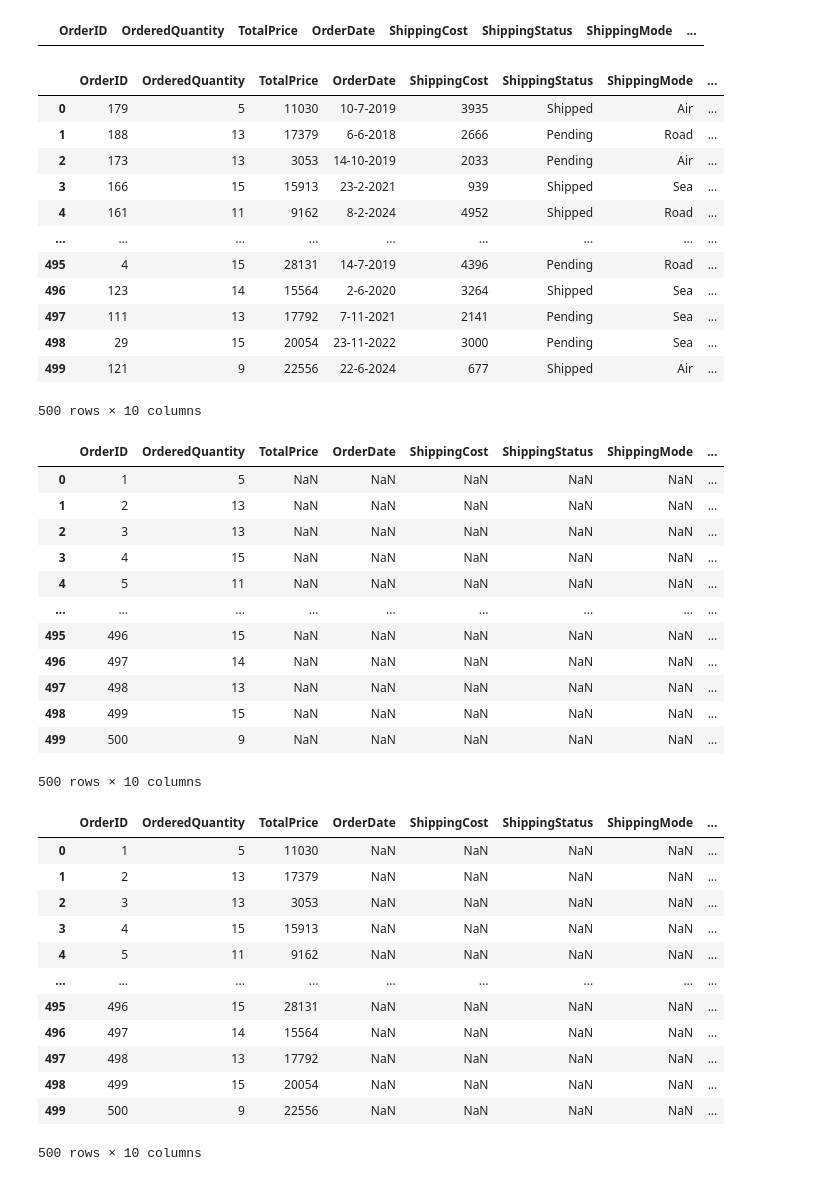
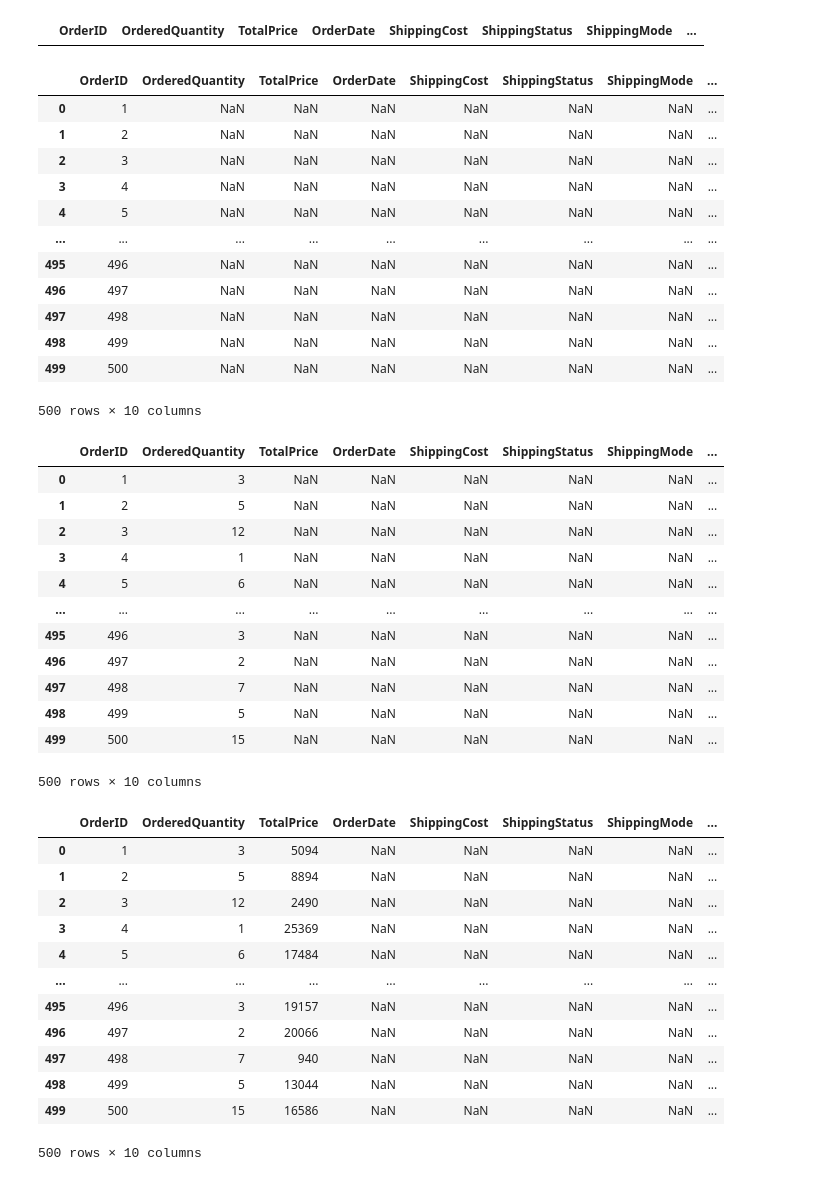
Before and after one commit to hshariq/dwh, a Jupyter notebook: CSO.ipynb, the cells around one changed output. Drawn from its saved outputs; the diff is of its cells as text; code cells hidden in the pictures.

```diff
--- a/CSO.ipynb
+++ b/CSO.ipynb
@@ -31,25 +31,24 @@ df
 # %%
 ids= []
 import random
 for i in range(0,500):
-   a=random.randint(1,200)
-   ids.append(a)
+   ids.append(i+1)
 
 df['OrderID'] = ids
 df
 # %% [output]
 |  | OrderID | OrderedQuantity | TotalPrice | OrderDate | ShippingCost | ShippingStatus | ShippingMode | ... |
-| 0 | 179 | 5 | 11030 | 10-7-2019 | 3935 | Shipped | Air | ... |
-| 1 | 188 | 13 | 17379 | 6-6-2018 | 2666 | Pending | Road | ... |
-| 2 | 173 | 13 | 3053 | 14-10-2019 | 2033 | Pending | Air | ... |
-| 3 | 166 | 15 | 15913 | 23-2-2021 | 939 | Shipped | Sea | ... |
-| 4 | 161 | 11 | 9162 | 8-2-2024 | 4952 | Shipped | Road | ... |
+| 0 | 1 | NaN | NaN | NaN | NaN | NaN | NaN | ... |
+| 1 | 2 | NaN | NaN | NaN | NaN | NaN | NaN | ... |
+| 2 | 3 | NaN | NaN | NaN | NaN | NaN | NaN | ... |
+| 3 | 4 | NaN | NaN | NaN | NaN | NaN | NaN | ... |
+| 4 | 5 | NaN | NaN | NaN | NaN | NaN | NaN | ... |
 | ... | ... | ... | ... | ... | ... | ... | ... | ... |
-| 495 | 4 | 15 | 28131 | 14-7-2019 | 4396 | Pending | Road | ... |
-| 496 | 123 | 14 | 15564 | 2-6-2020 | 3264 | Shipped | Sea | ... |
-| 497 | 111 | 13 | 17792 | 7-11-2021 | 2141 | Pending | Sea | ... |
-| 498 | 29 | 15 | 20054 | 23-11-2022 | 3000 | Pending | Sea | ... |
-| 499 | 121 | 9 | 22556 | 22-6-2024 | 677 | Shipped | Air | ... |
+| 495 | 496 | NaN | NaN | NaN | NaN | NaN | NaN | ... |
+| 496 | 497 | NaN | NaN | NaN | NaN | NaN | NaN | ... |
+| 497 | 498 | NaN | NaN | NaN | NaN | NaN | NaN | ... |
+| 498 | 499 | NaN | NaN | NaN | NaN | NaN | NaN | ... |
+| 499 | 500 | NaN | NaN | NaN | NaN | NaN | NaN | ... |
 500 rows × 10 columns
 # %%
 import random
@@ -62,17 +61,17 @@ df['OrderedQuantity'] = q
 df
 # %% [output]
 |  | OrderID | OrderedQuantity | TotalPrice | OrderDate | ShippingCost | ShippingStatus | ShippingMode | ... |
-| 0 | 1 | 5 | NaN | NaN | NaN | NaN | NaN | ... |
-| 1 | 2 | 13 | NaN | NaN | NaN | NaN | NaN | ... |
-| 2 | 3 | 13 | NaN | NaN | NaN | NaN | NaN | ... |
-| 3 | 4 | 15 | NaN | NaN | NaN | NaN | NaN | ... |
-| 4 | 5 | 11 | NaN | NaN | NaN | NaN | NaN | ... |
+| 0 | 1 | 3 | NaN | NaN | NaN | NaN | NaN | ... |
+| 1 | 2 | 5 | NaN | NaN | NaN | NaN | NaN | ... |
+| 2 | 3 | 12 | NaN | NaN | NaN | NaN | NaN | ... |
+| 3 | 4 | 1 | NaN | NaN | NaN | NaN | NaN | ... |
+| 4 | 5 | 6 | NaN | NaN | NaN | NaN | NaN | ... |
 | ... | ... | ... | ... | ... | ... | ... | ... | ... |
-| 495 | 496 | 15 | NaN | NaN | NaN | NaN | NaN | ... |
-| 496 | 497 | 14 | NaN | NaN | NaN | NaN | NaN | ... |
-| 497 | 498 | 13 | NaN | NaN | NaN | NaN | NaN | ... |
-| 498 | 499 | 15 | NaN | NaN | NaN | NaN | NaN | ... |
-| 499 | 500 | 9 | NaN | NaN | NaN | NaN | NaN | ... |
+| 495 | 496 | 3 | NaN | NaN | NaN | NaN | NaN | ... |
+| 496 | 497 | 2 | NaN | NaN | NaN | NaN | NaN | ... |
+| 497 | 498 | 7 | NaN | NaN | NaN | NaN | NaN | ... |
+| 498 | 499 | 5 | NaN | NaN | NaN | NaN | NaN | ... |
+| 499 | 500 | 15 | NaN | NaN | NaN | NaN | NaN | ... |
 500 rows × 10 columns
 # %%
 p= []
@@ -84,17 +83,17 @@ df['TotalPrice'] = p
 df
 # %% [output]
 |  | OrderID | OrderedQuantity | TotalPrice | OrderDate | ShippingCost | ShippingStatus | ShippingMode | ... |
-| 0 | 1 | 5 | 11030 | NaN | NaN | NaN | NaN | ... |
-| 1 | 2 | 13 | 17379 | NaN | NaN | NaN | NaN | ... |
-| 2 | 3 | 13 | 3053 | NaN | NaN | NaN | NaN | ... |
-| 3 | 4 | 15 | 15913 | NaN | NaN | NaN | NaN | ... |
-| 4 | 5 | 11 | 9162 | NaN | NaN | NaN | NaN | ... |
+| 0 | 1 | 3 | 5094 | NaN | NaN | NaN | NaN | ... |
+| 1 | 2 | 5 | 8894 | NaN | NaN | NaN | NaN | ... |
+| 2 | 3 | 12 | 2490 | NaN | NaN | NaN | NaN | ... |
+| 3 | 4 | 1 | 25369 | NaN | NaN | NaN | NaN | ... |
+| 4 | 5 | 6 | 17484 | NaN | NaN | NaN | NaN | ... |
 | ... | ... | ... | ... | ... | ... | ... | ... | ... |
-| 495 | 496 | 15 | 28131 | NaN | NaN | NaN | NaN | ... |
-| 496 | 497 | 14 | 15564 | NaN | NaN | NaN | NaN | ... |
-| 497 | 498 | 13 | 17792 | NaN | NaN | NaN | NaN | ... |
-| 498 | 499 | 15 | 20054 | NaN | NaN | NaN | NaN | ... |
-| 499 | 500 | 9 | 22556 | NaN | NaN | NaN | NaN | ... |
+| 495 | 496 | 3 | 19157 | NaN | NaN | NaN | NaN | ... |
+| 496 | 497 | 2 | 20066 | NaN | NaN | NaN | NaN | ... |
+| 497 | 498 | 7 | 940 | NaN | NaN | NaN | NaN | ... |
+| 498 | 499 | 5 | 13044 | NaN | NaN | NaN | NaN | ... |
+| 499 | 500 | 15 | 16586 | NaN | NaN | NaN | NaN | ... |
 500 rows × 10 columns
 # %%
 import random
```
Also changed, not shown: parts of 8 cells of this notebook, 10 other files.
